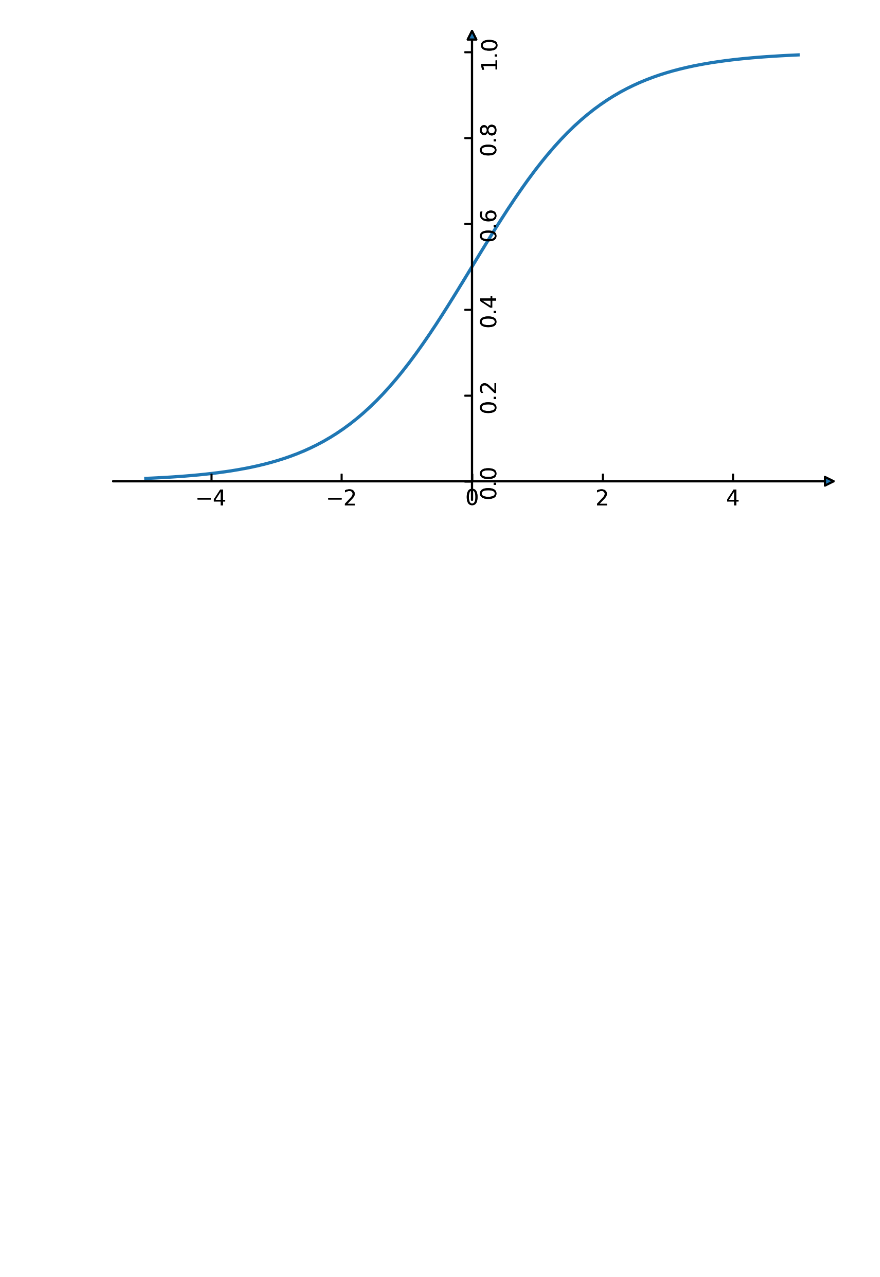
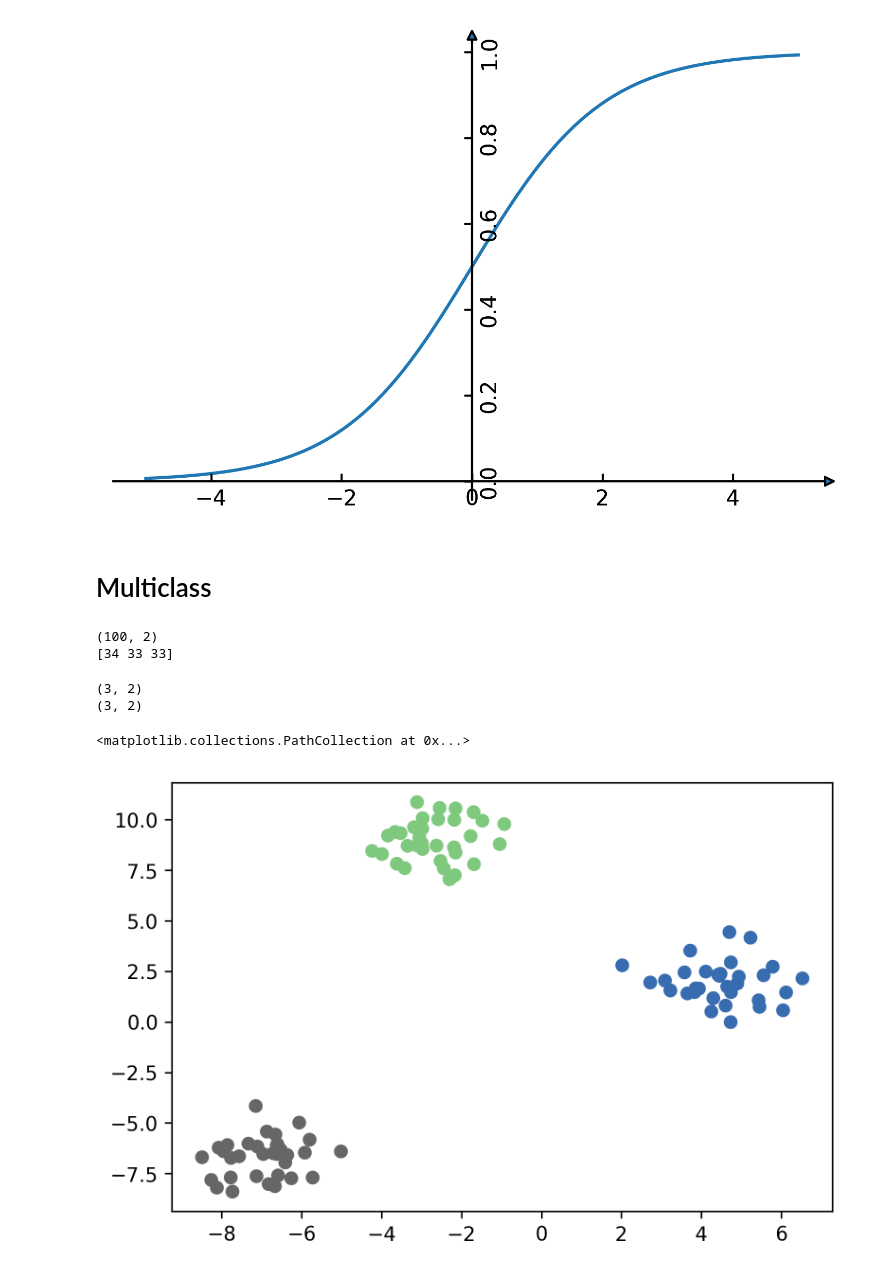
Before and after one commit to amueller/applied_ml_spring_2017, a Jupyter notebook: slides/aml-06.ipynb, the cells around one changed output. Saved outputs shown, nothing was run; the diff lists cells and outputs as text; code cells hidden in the pictures; blank space fills up the shorter version.

```diff
--- a/slides/aml-06.ipynb
+++ b/slides/aml-06.ipynb
@@ -71,3 +71,33 @@ ax.plot(line, 1. / (1 + np.exp(-line)))
 # %% [output]
 [<matplotlib.lines.Line2D at 0x...>]
 [figure]
+# %% [markdown]
+# Multiclass
+# %%
+from sklearn.datasets import make_blobs
+
+X, y = make_blobs(random_state=42)
+print(X.shape)
+print(np.bincount(y))
+# %% [output]
+(100, 2)
+[34 33 33]
+# %%
+from sklearn.linear_model import LogisticRegression
+from sklearn.svm import LinearSVC
+
+logreg = LogisticRegression().fit(X, y)
+linearsvm = LinearSVC().fit(X, y)
+print(logreg.coef_.shape)
+print(linearsvm.coef_.shape)
+# %% [output]
+(3, 2)
+(3, 2)
+# %%
+from sklearn.datasets import make_blobs
+
+X, y = make_blobs(random_state=42)
+plt.scatter(X[:, 0], X[:, 1], c=y, cmap="Accent")
+# %% [output]
+<matplotlib.collections.PathCollection at 0x...>
+[figure, added]
```
Also changed, not shown: parts of 4 cells of this notebook, 1 other file.
